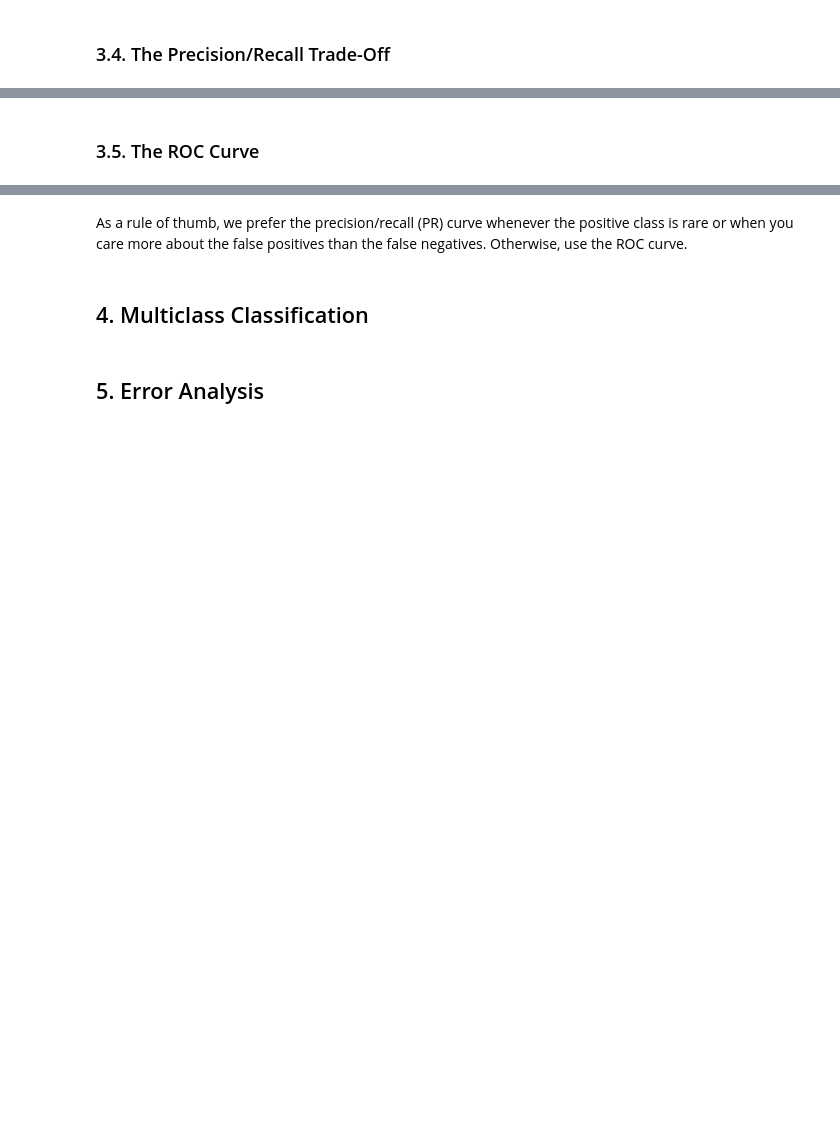
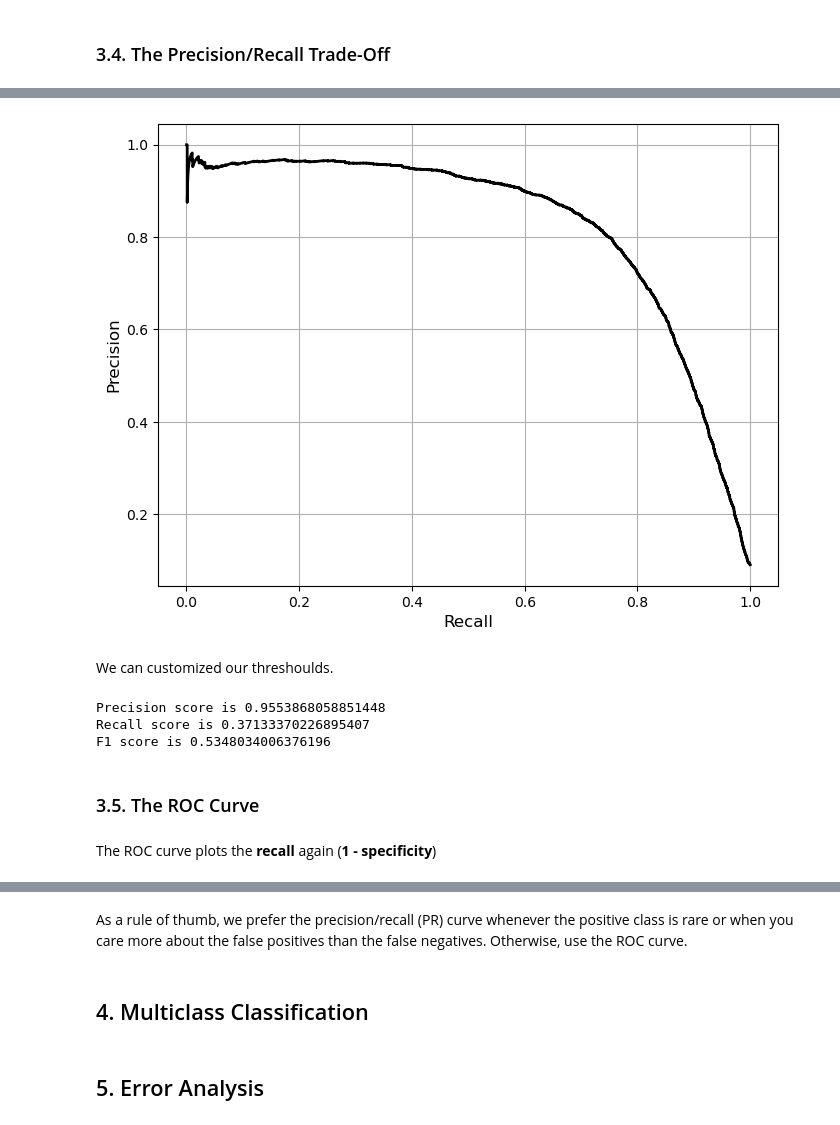
Before and after one commit to JinDai666/Hands-On-ML-Notes, a Jupyter notebook: ch03-classification/ch03_classification.ipynb, the cells around one changed output, grey strips where cells are left out. Drawn from its saved outputs; the diff is of its cells as text; code cells hidden in the pictures; blank space fills up the shorter version.

```diff
--- a/ch03-classification/ch03_classification.ipynb
+++ b/ch03-classification/ch03_classification.ipynb
@@ -19,2 +170,24 @@ This demonstrates why accuracy is generally not the preferred performance measur
+# %%
+fig, ax = plt.subplots(figsize = (8,6))
+ax.plot(recall[:-1], precision[:-1], 'k-', linewidth = 2)
+ax.set_xlabel('Recall', fontsize = 12)
+ax.set_ylabel('Precision', fontsize = 12)
+ax.grid(True)
+plt.show()
+# %% [output]
+[figure, added]
+# %% [markdown]
+We can customized our threshoulds.
+# %%
+y_train_5_cv_pred_3000 = y_scores > 3000
+print(f'Precision score is {precision_score(y_train_5, y_train_5_cv_pred_3000)}')
+print(f'Recall score is {recall_score(y_train_5, y_train_5_cv_pred_3000)}')
+print(f'F1 score is {f1_score(y_train_5, y_train_5_cv_pred_3000)}')
+# %% [output]
+Precision score is 0.9553868058851448
+Recall score is 0.37133370226895407
+F1 score is 0.5348034006376196
 # %% [markdown]
 ### 3.5. The ROC Curve
+# %% [markdown]
+The ROC curve plots the **recall** again (**1 - specificity**)
```
Also changed, not shown: parts of 29 cells of this notebook.
